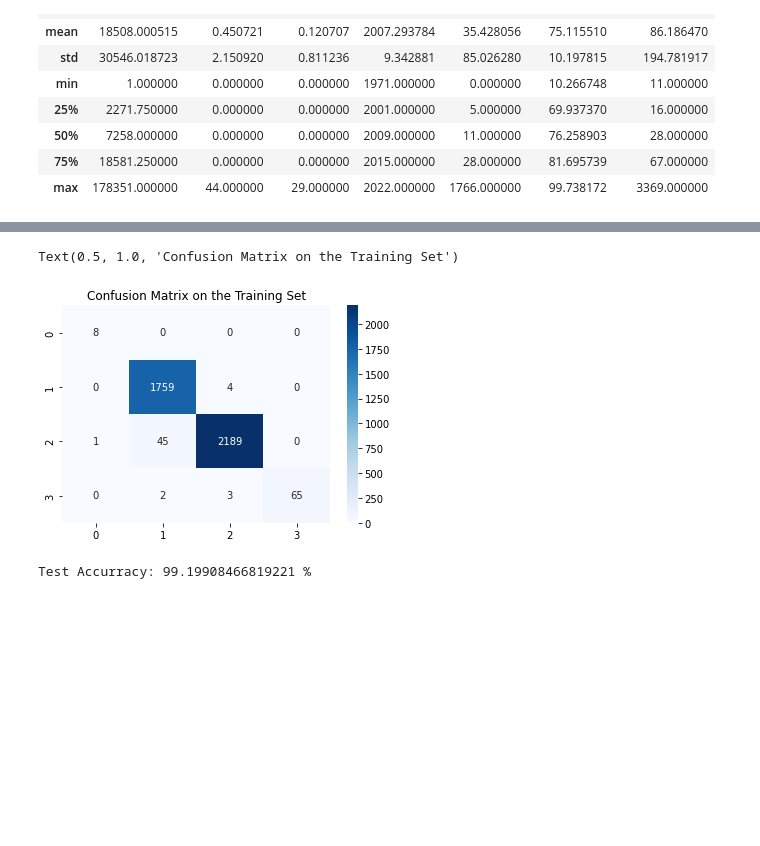
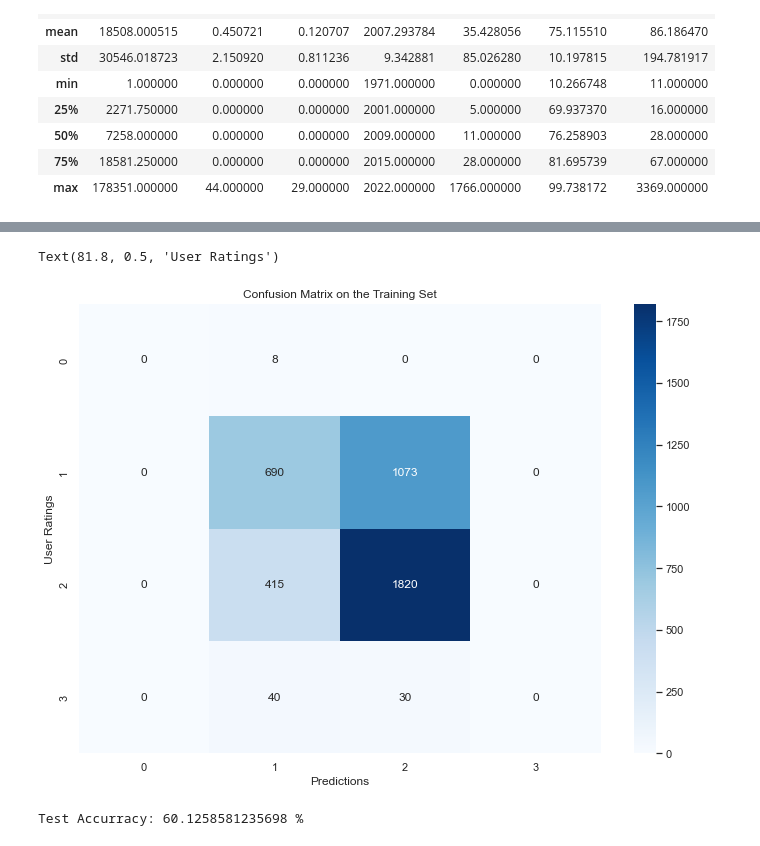
Before and after one commit to PRCSousa/Game-Review-Prediction, a Jupyter notebook: review_prediction.ipynb, the cells around one changed output, grey strips where cells are left out. Drawn from its saved outputs; the diff is of its cells as text; code cells hidden in the pictures; blank space fills up the shorter version.

```diff
--- a/review_prediction.ipynb
+++ b/review_prediction.ipynb
@@ -89,7 +87,5 @@ encoder = sklp.LabelEncoder()
 for col in gamescategorical:
     gamesEncoded[col] = (encoder.fit_transform(gamesEncoded[col]))
 
-gamesEncoded = gamesEncoded.drop(columns=["name" , "year", "in_franchise", "companies", "platforms", "summary"])
-
 gamesEncoded.head()
 # %% [output]
@@ -113,11 +100,14 @@ Text(0.5, 1.0, "Regression Line on follows vs 'y'")
 # %%
 corrmap = sns.diverging_palette(220,20, center="dark",as_cmap=True)
 corrmat = gamesEncoded.corr()
+
+sns.set(rc={'figure.figsize':(11.7,8.27)})
+
 sbplt = plt.subplots()
 sns.heatmap(
     corrmat,
     cmap = corrmap,
-    annot = True
+    annot = True,
     )
 # %% [output]
 <AxesSubplot:>
@@ -125,15 +115,15 @@ sns.heatmap(
 # %%
-X = gamesEncoded[["category", "dlcs", "expansions","follows","genres", "n_user_reviews"]]
+X = gamesEncoded[["follows", "n_user_reviews", "in_franchise", "expansions", "genres"]]
 Y = gamesEncoded[["user_rating"]]
-SEED = 121
+SEED = 135
 X_train, X_test, Y_train, Y_test = skms.train_test_split(X, Y, test_size=0.3, random_state= SEED, stratify= Y)
 # %%
 # Crio uma árvore de decisões
-trainModel = sktree.DecisionTreeClassifier(criterion = "gini", max_leaf_nodes= 2000, random_state= 0)
+DecisionModel = sktree.DecisionTreeClassifier(criterion = "gini", max_leaf_nodes= 10, random_state= 0, max_depth= 5)
 # Treino a árvore com os dataframe de treino
-trainModel.fit(X_train, Y_train)
+DecisionModel.fit(X_train, Y_train)
 #Crio uma série com as predictions de cada diamante
-trainPrediction = trainModel.predict(X_train)
+trainPrediction = DecisionModel.predict(X_train)
 # Junto essa série ao dataframe de treino para comparar
 Y_train['Prediction'] = trainPrediction
 # Crio uma coluna de resultados, em que cada linha tem o valor 1 caso a previsão e o cut sejam os mesmos, e 0 caso contrário
@@ -146,20 +143,20 @@ Train Accurracy: 98.65063788027479 %
 # %%
 cm = sk.metrics.confusion_matrix(Y_train['user_rating'],Y_train['Prediction'])
 tcm = sns.heatmap(cm,annot=True,fmt="d",cmap = "Blues")
 tcm.set_title("Confusion Matrix on the Training Set")
+tcm.set_xlabel("Predictions")
+tcm.set_ylabel("User Ratings")
 # %% [output]
-Text(0.5, 1.0, 'Confusion Matrix on the Training Set')
+Text(81.8, 0.5, 'User Ratings')
-[figure, old version]
+[figure, new version]
 # %%
-testModel = sktree.DecisionTreeClassifier(criterion= "gini", max_leaf_nodes= 2000, random_state= 0)
-testModel.fit(X_test, Y_test)
-testPrediction = testModel.predict(X_test)
+testPrediction = DecisionModel.predict(X_test)
 Y_test['Prediction'] = testPrediction
 Y_test['Result'] = (Y_test['user_rating'] == Y_test['Prediction']).astype(int)
 testAccurracy = Y_test['Result'].sum() / len(testPrediction)
 print("Test Accurracy:",testAccurracy * 100, "%")
 # %% [output]
-Test Accurracy: 99.19908466819221 %
+Test Accurracy: 60.1258581235698 %
 # %%
 cm = sk.metrics.confusion_matrix(Y_test['user_rating'],Y_test['Prediction'])
 tcm = sns.heatmap(cm,annot=True,fmt="d",cmap = "Blues")
```
Also changed, not shown: parts of 9 cells of this notebook.
